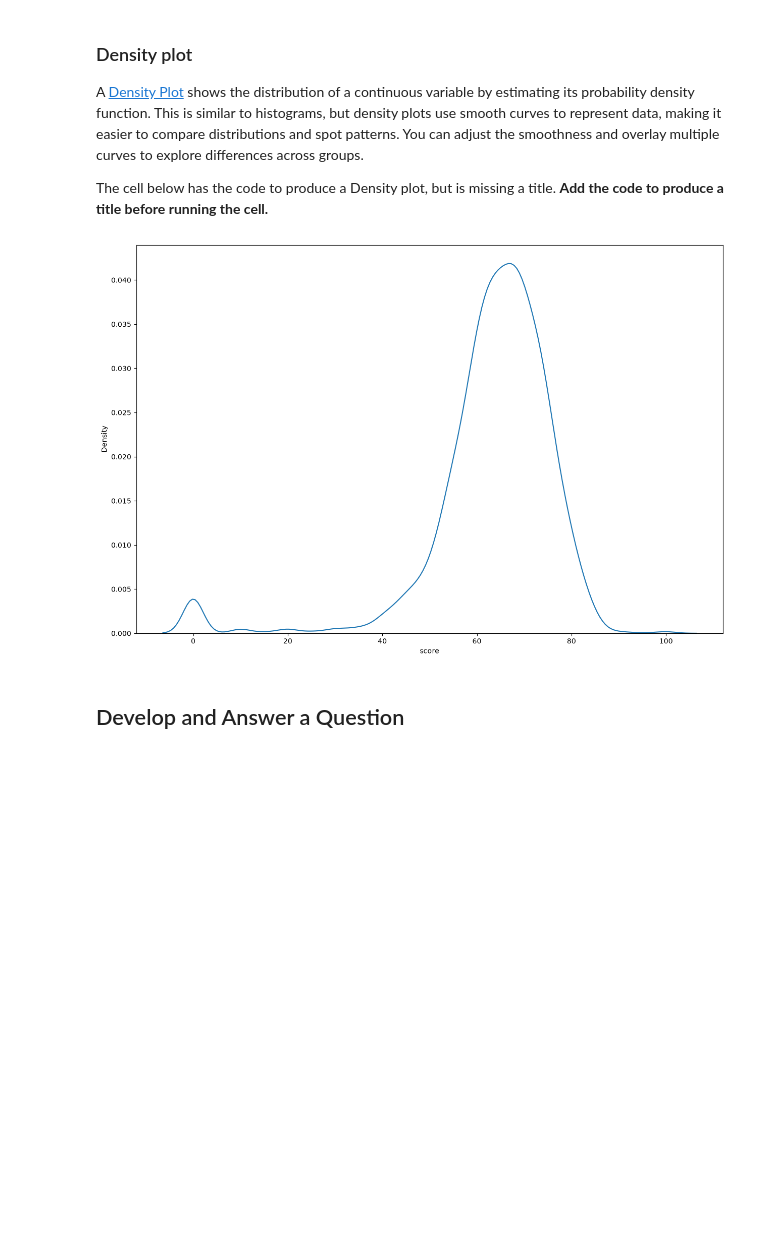
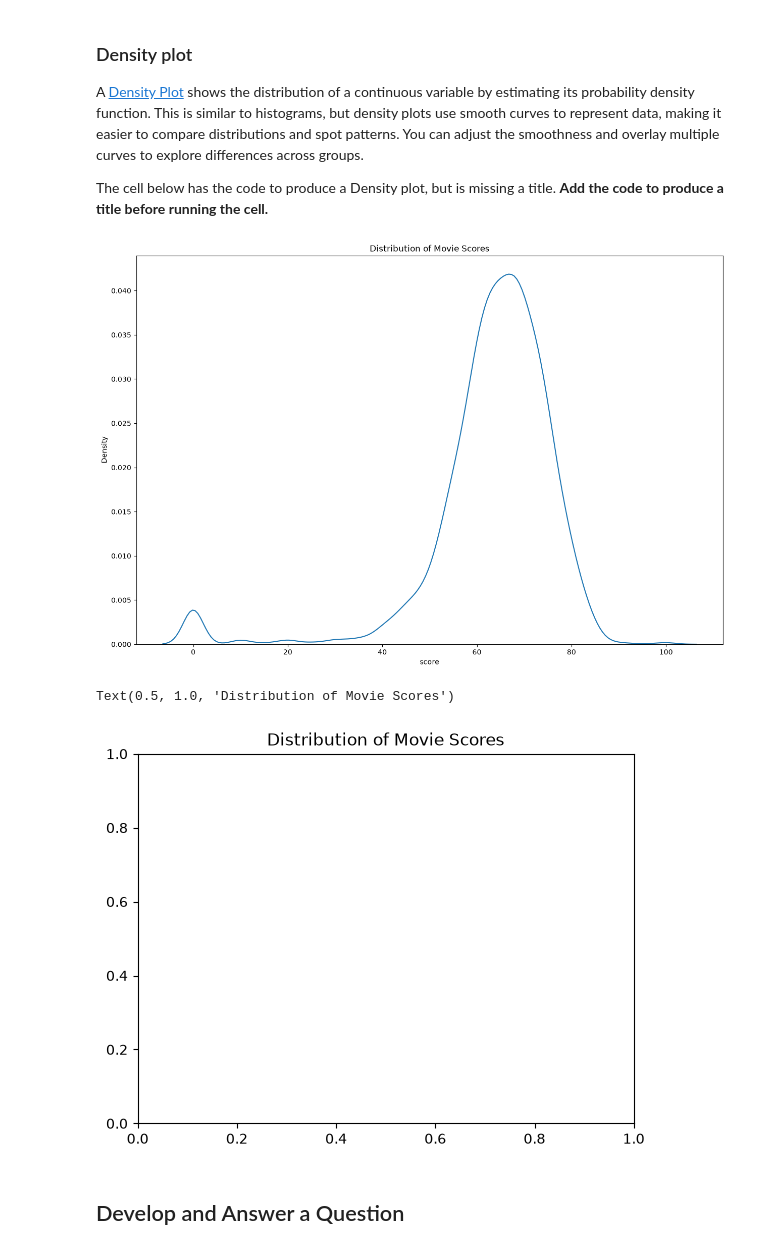
Before and after one commit to adamharms/DS1001-LABS-Projects, a Jupyter notebook: LABS-07_Design.ipynb, the cells around one changed output. Cells and saved outputs as stored; diff of their text form; code cells hidden in the pictures; blank space fills up the shorter version.

```diff
--- a/LABS-07_Design.ipynb
+++ b/LABS-07_Design.ipynb
@@ -187,12 +190,14 @@ The cell below has the code to produce a Density plot, but is missing a title. *
 # %%
 x = data['score']
 plt.figure(figsize=(15, 10))
 sns.kdeplot(data=data, x="score")
-
+plt.title("Distribution of Movie Scores")
 ## ADD CODE TO PRODUCE TITLE HERE
 plt.show()
 # %% [output]
-[figure, old version]
+[figure, new version]
+Text(0.5, 1.0, 'Distribution of Movie Scores')
+[figure, added]
 # %% [markdown]
 ## Develop and Answer a Question
 # %%
```
Also changed, not shown: parts of 1 cell of this notebook, 4 other files.
